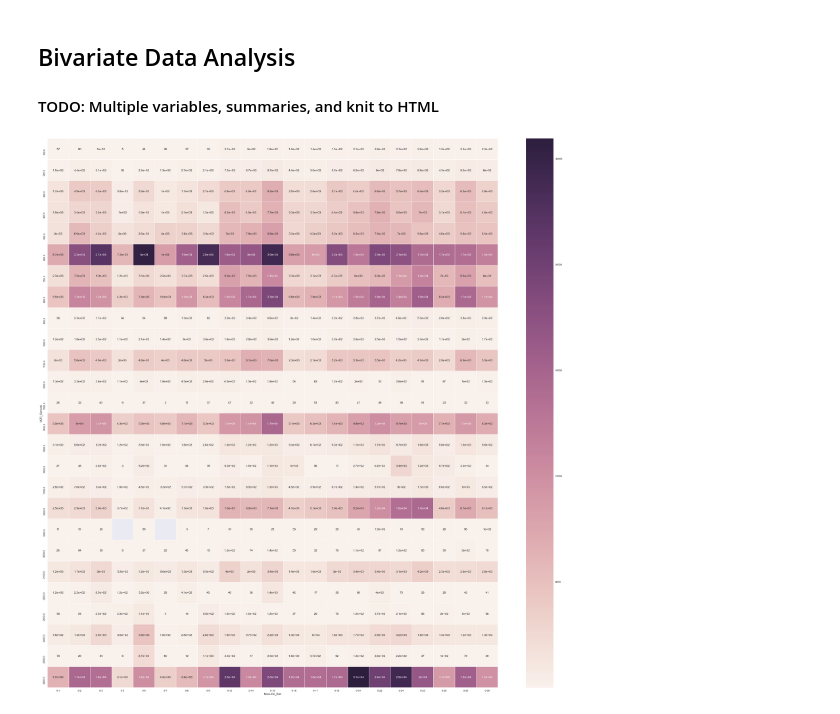
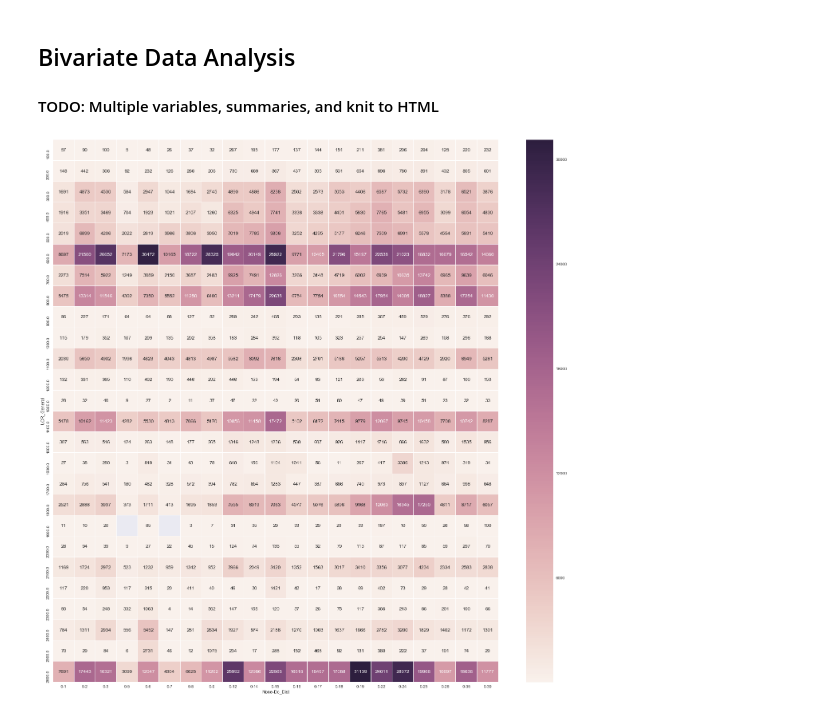
Before and after one commit to William-McKee/philadelphia_crime_data, a Jupyter notebook: Philadelphia_Crime_Data.ipynb, the cells around one changed output. Cells and saved outputs as stored; diff of their text form; code cells hidden in the pictures.

Commit message:
Add files via upload
Crime Type vs. Police District heat map better formatted

```diff
--- a/Philadelphia_Crime_Data.ipynb
+++ b/Philadelphia_Crime_Data.ipynb
@@ -488,12 +488,13 @@ plt.show()
 # %%
 # Crime types by police district
 crime_data_type_dist = crime_data.groupby(['UCR_General', 'Dc_Dist']).size()
-df = crime_data_type_dist.to_frame()
-pt = pd.pivot_table(df, index=['UCR_General'], columns=['Dc_Dist'])
+crime_data_type_dist = crime_data_type_dist.apply(int)
+crime_data_type_dist_df = crime_data_type_dist.to_frame()
+crime_data_type_dist_pt = pd.pivot_table(crime_data_type_dist_df, index=['UCR_General'], columns=['Dc_Dist'])
 
 # Draw a heatmap with the numeric values in each cell
-f, ax = plt.subplots(figsize=(40, 40))
-sns.heatmap(data=pt, annot=True, linewidths=.1, ax=ax)
+f, ax = plt.subplots(figsize=(25, 25))
+sns.heatmap(data=crime_data_type_dist_pt, annot=True, linewidths=0.1, fmt='g', ax=ax)
 plt.show()
 # %% [output]
-[figure, old version]
+[figure, new version]
```
